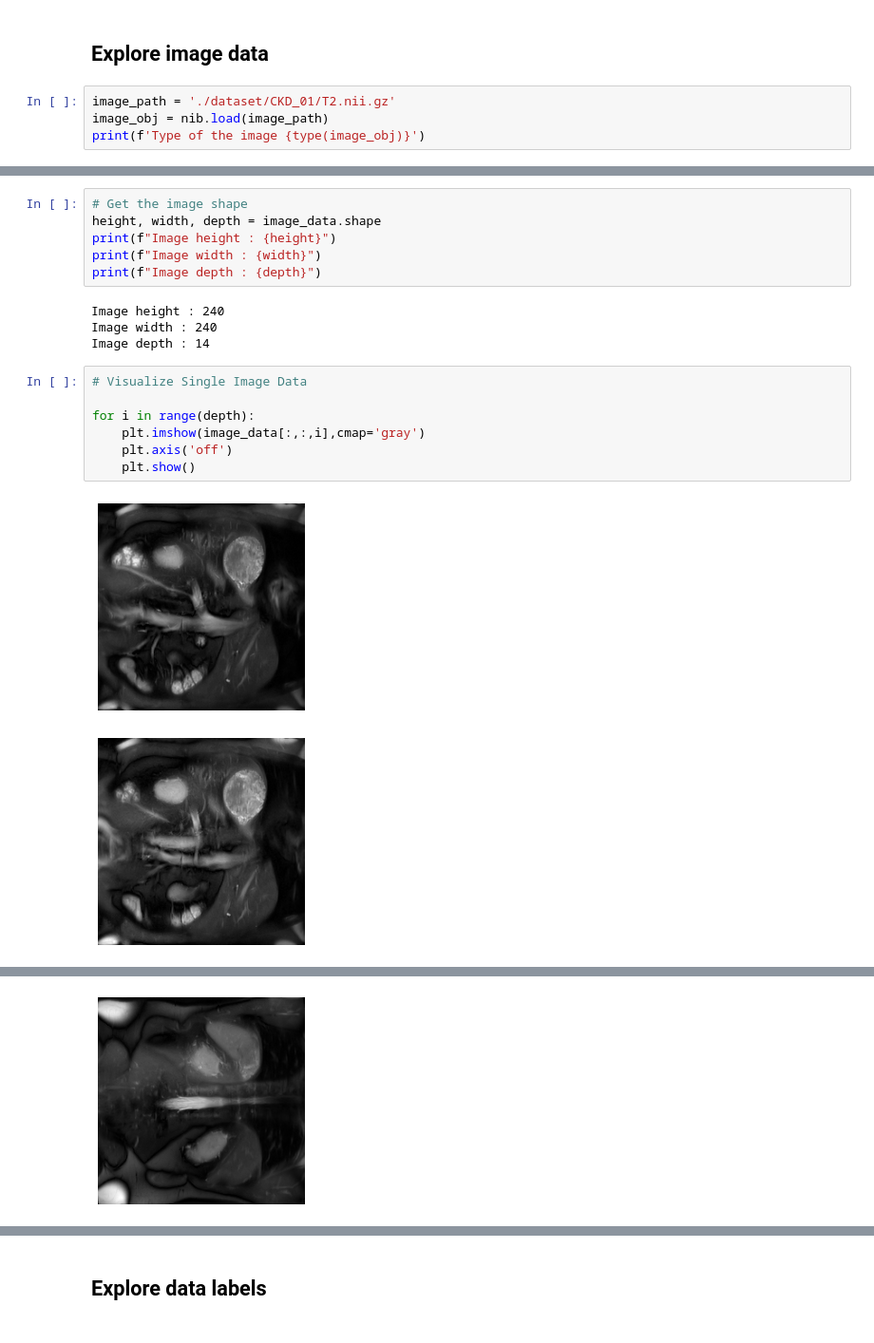
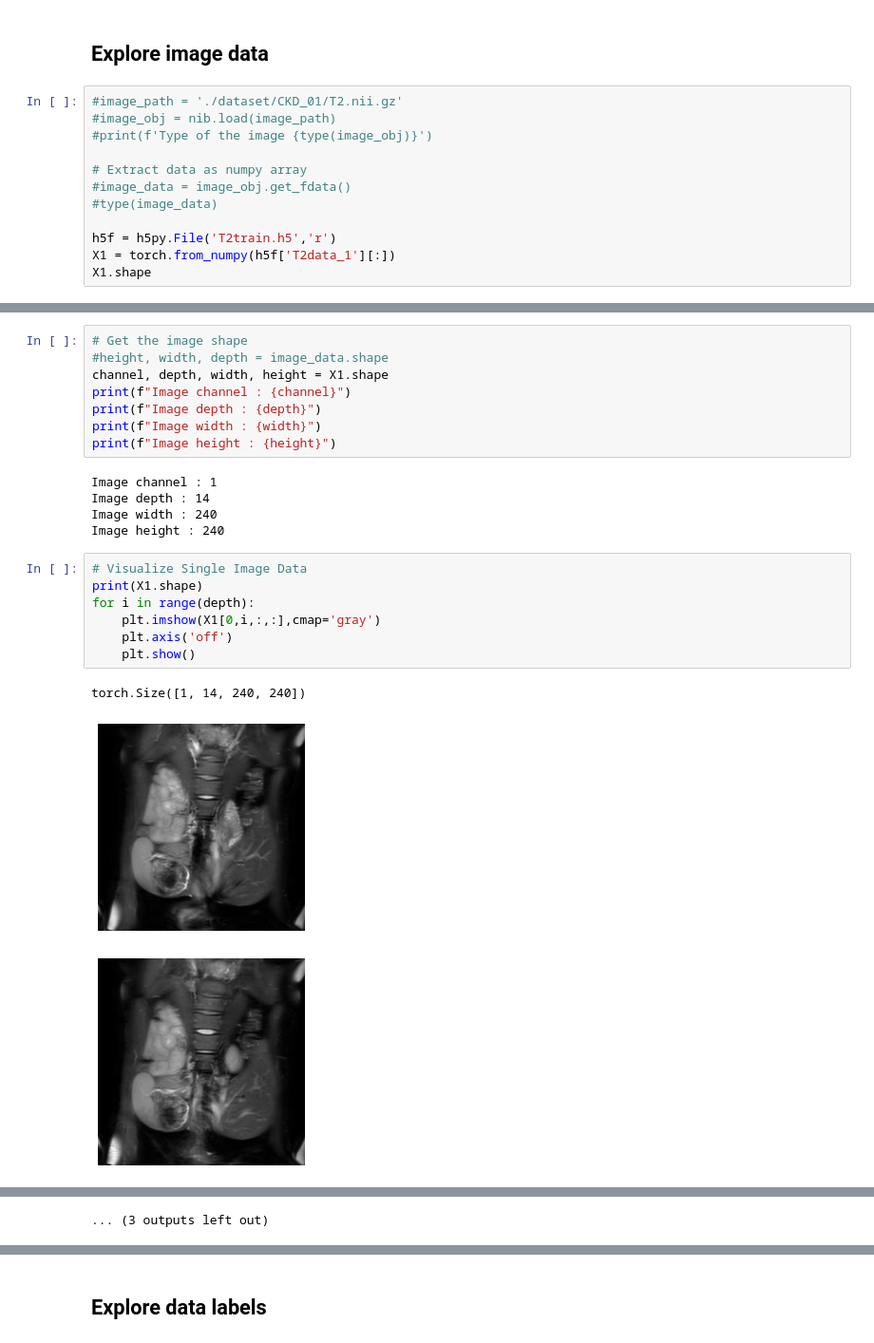
Before and after one commit to joewong00/3D-CNN-Segmentation, a Jupyter notebook: visualize.ipynb, the cells around one changed output, grey strips where cells are left out. Shown at 95% size. Saved outputs shown, nothing was run; the diff lists cells and outputs as text.

Commit message:
data loading

```diff
--- a/visualize.ipynb
+++ b/visualize.ipynb
@@ -12,7 +14,15 @@ sns.set_style('darkgrid')
 # %% [markdown]
 ## Explore image data
 # %%
-image_path = './dataset/CKD_01/T2.nii.gz'
-image_obj = nib.load(image_path)
-print(f'Type of the image {type(image_obj)}')
+#image_path = './dataset/CKD_01/T2.nii.gz'
+#image_obj = nib.load(image_path)
+#print(f'Type of the image {type(image_obj)}')
+
+# Extract data as numpy array
+#image_data = image_obj.get_fdata()
+#type(image_data)
+
+h5f = h5py.File('T2train.h5','r')
+X1 = torch.from_numpy(h5f['T2data_1'][:])
+X1.shape
 # %% [output]
@@ -26,20 +30,24 @@ numpy.ndarray
 # %%
 # Get the image shape
-height, width, depth = image_data.shape
+#height, width, depth = image_data.shape
+channel, depth, width, height = X1.shape
+print(f"Image channel : {channel}")
+print(f"Image depth : {depth}")
+print(f"Image width : {width}")
 print(f"Image height : {height}")
-print(f"Image width : {width}")
-print(f"Image depth : {depth}")
 # %% [output]
+Image channel : 1
+Image depth : 14
+Image width : 240
 Image height : 240
-Image width : 240
-Image depth : 14
 # %%
 # Visualize Single Image Data
-
+print(X1.shape)
 for i in range(depth):
-    plt.imshow(image_data[:,:,i],cmap='gray')
+    plt.imshow(X1[0,i,:,:],cmap='gray')
     plt.axis('off')
     plt.show()
 # %% [output]
+torch.Size([1, 14, 240, 240])
-[figure, old version]
+[figure, new version]
-[figure, old version]
+[figure, new version]
@@ -55 +62,0 @@ for i in range(depth):
-[figure, removed]
@@ -58,3 +63,4 @@ for i in range(depth):
+... (3 outputs left out)
 # %%
 def explore_3d_image(layer):
 
```
Also changed, not shown: parts of 11 cells of this notebook, 2 other files.
